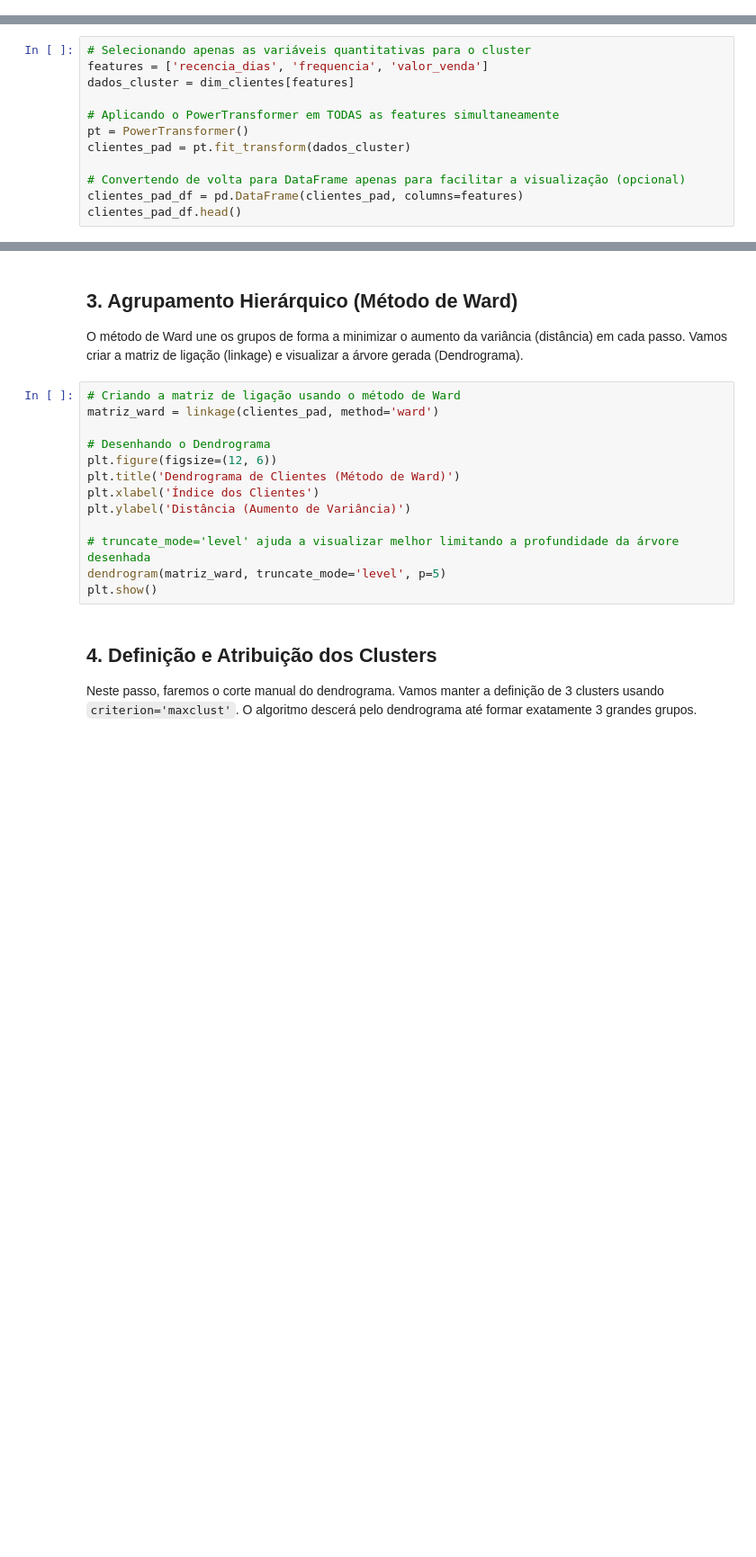
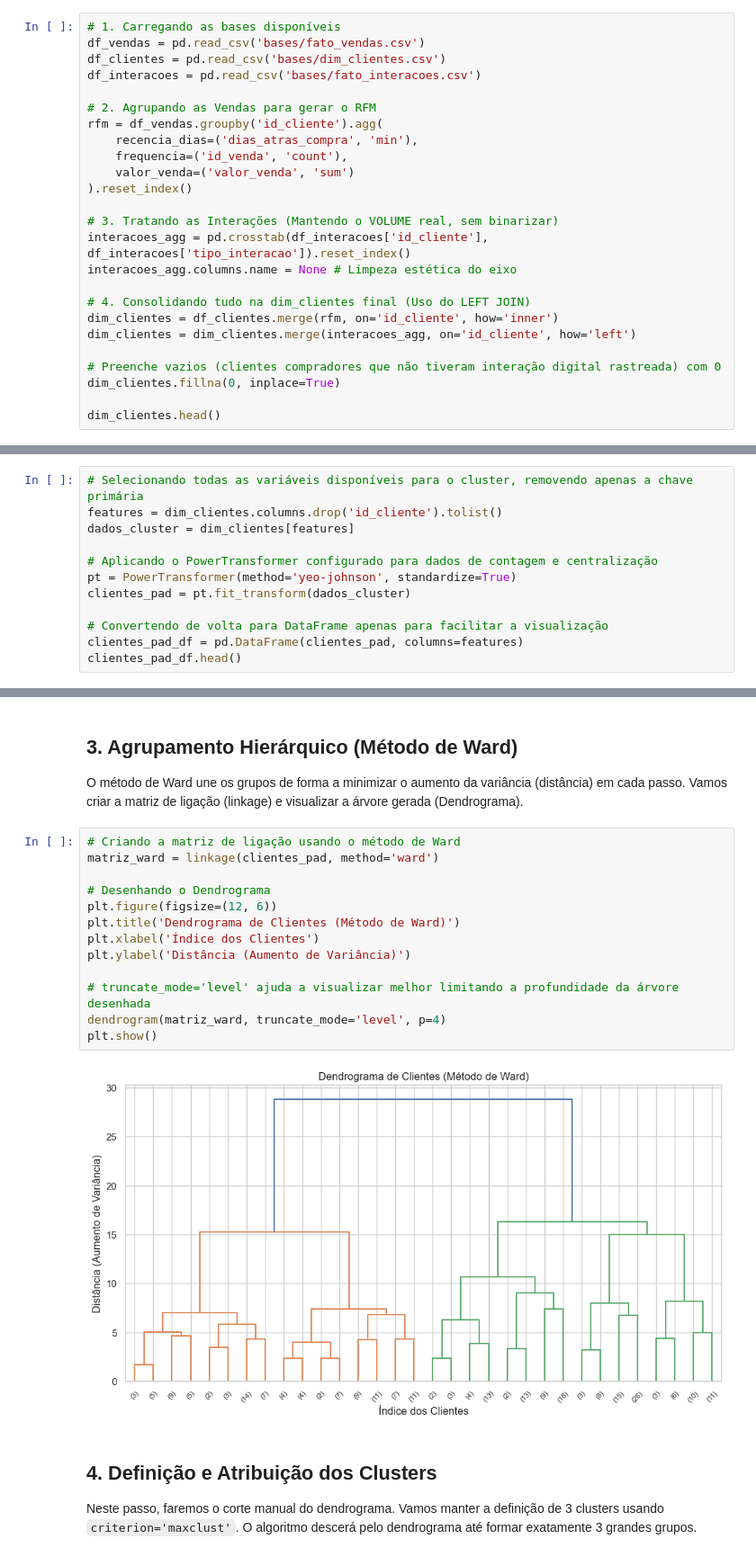
Before and after one commit to matheusvendas/segmentacao-hierarquica-clientes, a Jupyter notebook: distancia.ipynb, the cells around one changed output, grey strips where cells are left out. Shown at 90% size. Drawn from its saved outputs; the diff is of its cells as text; blank space fills up the shorter version.

Commit message:
fix: alteracao do notebook por conta de bug do antigravity

```diff
--- a/distancia.ipynb
+++ b/distancia.ipynb
@@ -35,0 +22,25 @@ dim_clientes.head()
+# %%
+# 1. Carregando as bases disponíveis
+df_vendas = pd.read_csv('bases/fato_vendas.csv')
+df_clientes = pd.read_csv('bases/dim_clientes.csv')
+df_interacoes = pd.read_csv('bases/fato_interacoes.csv')
+
+# 2. Agrupando as Vendas para gerar o RFM
+rfm = df_vendas.groupby('id_cliente').agg(
+    recencia_dias=('dias_atras_compra', 'min'),
+    frequencia=('id_venda', 'count'),
+    valor_venda=('valor_venda', 'sum')
+).reset_index()
+
+# 3. Tratando as Interações (Mantendo o VOLUME real, sem binarizar)
+interacoes_agg = pd.crosstab(df_interacoes['id_cliente'], df_interacoes['tipo_interacao']).reset_index()
+interacoes_agg.columns.name = None # Limpeza estética do eixo
+
+# 4. Consolidando tudo na dim_clientes final (Uso do LEFT JOIN)
+dim_clientes = df_clientes.merge(rfm, on='id_cliente', how='inner')
+dim_clientes = dim_clientes.merge(interacoes_agg, on='id_cliente', how='left')
+
+# Preenche vazios (clientes compradores que não tiveram interação digital rastreada) com 0
+dim_clientes.fillna(0, inplace=True)
+
+dim_clientes.head()
@@ -39,14 +57,14 @@ Como variáveis como `recencia_dias` possuem valores atípicos (outliers) e assi
 
 Vamos usar o `PowerTransformer` para aproximar as distribuições de uma curva normal.
 # %%
-# Selecionando apenas as variáveis quantitativas para o cluster
-features = ['recencia_dias', 'frequencia', 'valor_venda']
+# Selecionando todas as variáveis disponíveis para o cluster, removendo apenas a chave primária
+features = dim_clientes.columns.drop('id_cliente').tolist()
 dados_cluster = dim_clientes[features]
 
-# Aplicando o PowerTransformer em TODAS as features simultaneamente
-pt = PowerTransformer()
+# Aplicando o PowerTransformer configurado para dados de contagem e centralização
+pt = PowerTransformer(method='yeo-johnson', standardize=True)
 clientes_pad = pt.fit_transform(dados_cluster)
 
-# Convertendo de volta para DataFrame apenas para facilitar a visualização (opcional)
+# Convertendo de volta para DataFrame apenas para facilitar a visualização
 clientes_pad_df = pd.DataFrame(clientes_pad, columns=features)
 clientes_pad_df.head()
@@ -56,16 +81,18 @@ O método de Ward une os grupos de forma a minimizar o aumento da variância (di
 # %%
 # Criando a matriz de ligação usando o método de Ward
 matriz_ward = linkage(clientes_pad, method='ward')
 
 # Desenhando o Dendrograma
 plt.figure(figsize=(12, 6))
 plt.title('Dendrograma de Clientes (Método de Ward)')
 plt.xlabel('Índice dos Clientes')
 plt.ylabel('Distância (Aumento de Variância)')
 
 # truncate_mode='level' ajuda a visualizar melhor limitando a profundidade da árvore desenhada
-dendrogram(matriz_ward, truncate_mode='level', p=5)
+dendrogram(matriz_ward, truncate_mode='level', p=4)
 plt.show()
+# %% [output]
+[figure, added]
 # %% [markdown]
 ## 4. Definição e Atribuição dos Clusters
 Neste passo, faremos o corte manual do dendrograma. Vamos manter a definição de 3 clusters usando `criterion='maxclust'`. O algoritmo descerá pelo dendrograma até formar exatamente 3 grandes grupos.
```
Also changed, not shown: parts of 7 cells of this notebook.
